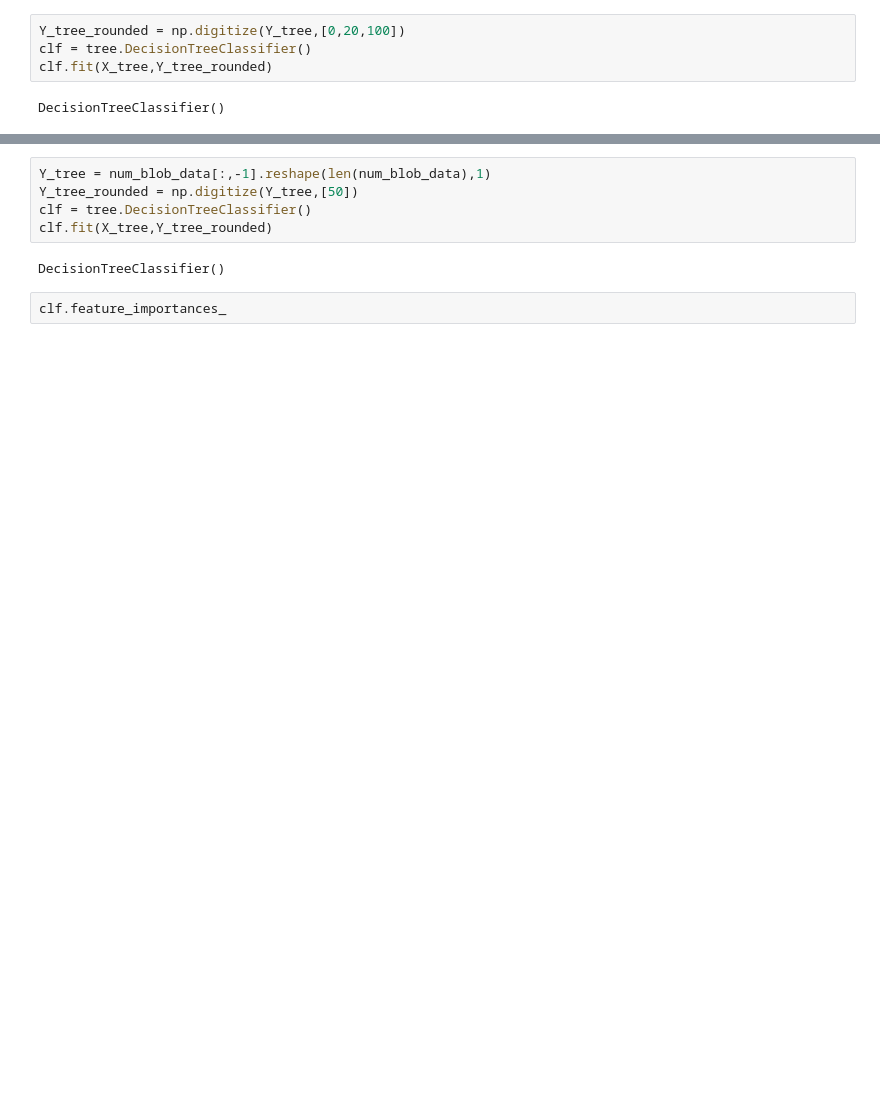
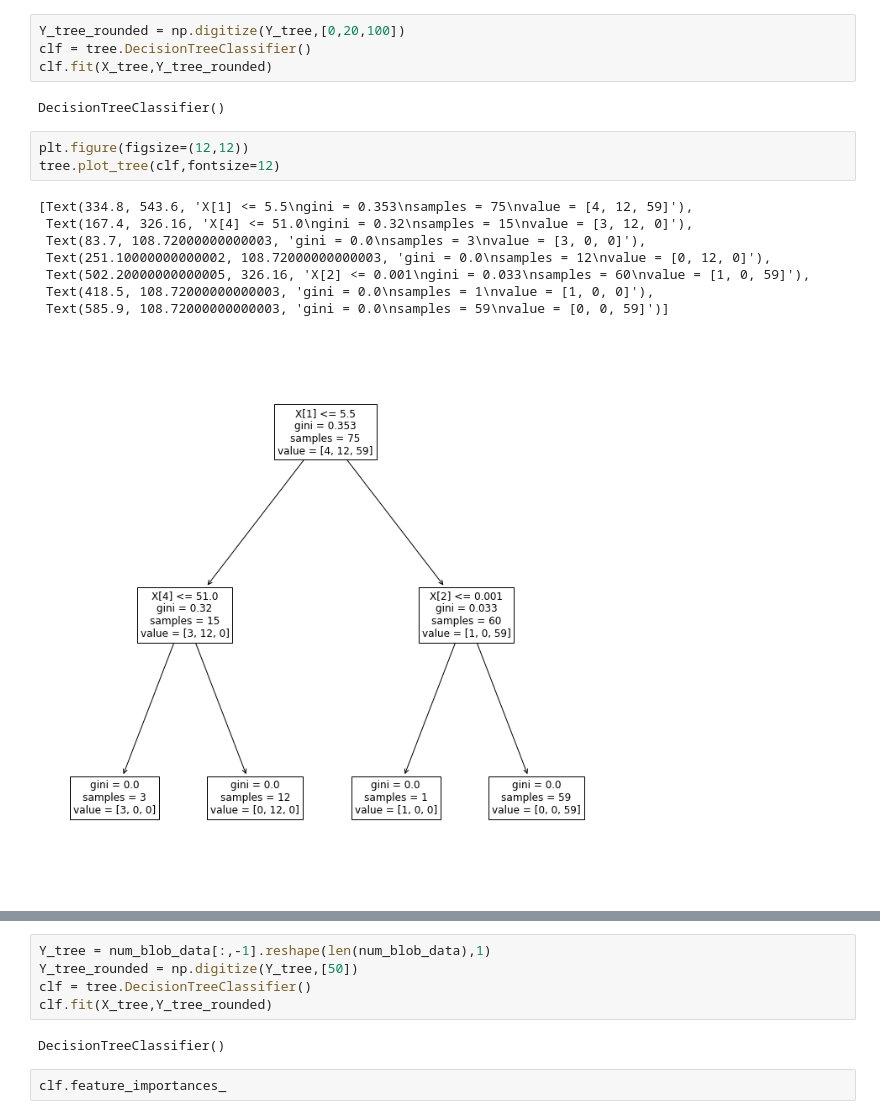
Before and after one commit to naveenr414/cell-simulation, a Jupyter notebook: scripts/notebooks/How does Multicellularity Change Over Time.ipynb, the cells around one changed output, grey strips where cells are left out. Cells and saved outputs as stored; diff of their text form; blank space fills up the shorter version.

```diff
--- a/scripts/notebooks/How does Multicellularity Change Over Time.ipynb
+++ b/scripts/notebooks/How does Multicellularity Change Over Time.ipynb
@@ -155,3 +151,15 @@ clf = tree.DecisionTreeClassifier()
 clf.fit(X_tree,Y_tree_rounded)
 # %% [output]
 DecisionTreeClassifier()
+# %%
+plt.figure(figsize=(12,12))
+tree.plot_tree(clf,fontsize=12)
+# %% [output]
+[Text(334.8, 543.6, 'X[1] <= 5.5\ngini = 0.353\nsamples = 75\nvalue = [4, 12, 59]'),
+ Text(167.4, 326.16, 'X[4] <= 51.0\ngini = 0.32\nsamples = 15\nvalue = [3, 12, 0]'),
+ Text(83.7, 108.72000000000003, 'gini = 0.0\nsamples = 3\nvalue = [3, 0, 0]'),
+ Text(251.10000000000002, 108.72000000000003, 'gini = 0.0\nsamples = 12\nvalue = [0, 12, 0]'),
+ Text(502.20000000000005, 326.16, 'X[2] <= 0.001\ngini = 0.033\nsamples = 60\nvalue = [1, 0, 59]'),
+ Text(418.5, 108.72000000000003, 'gini = 0.0\nsamples = 1\nvalue = [1, 0, 0]'),
+ Text(585.9, 108.72000000000003, 'gini = 0.0\nsamples = 59\nvalue = [0, 0, 59]')]
+[figure, added]
```
Also changed, not shown: parts of 16 cells of this notebook, 1 other file.
